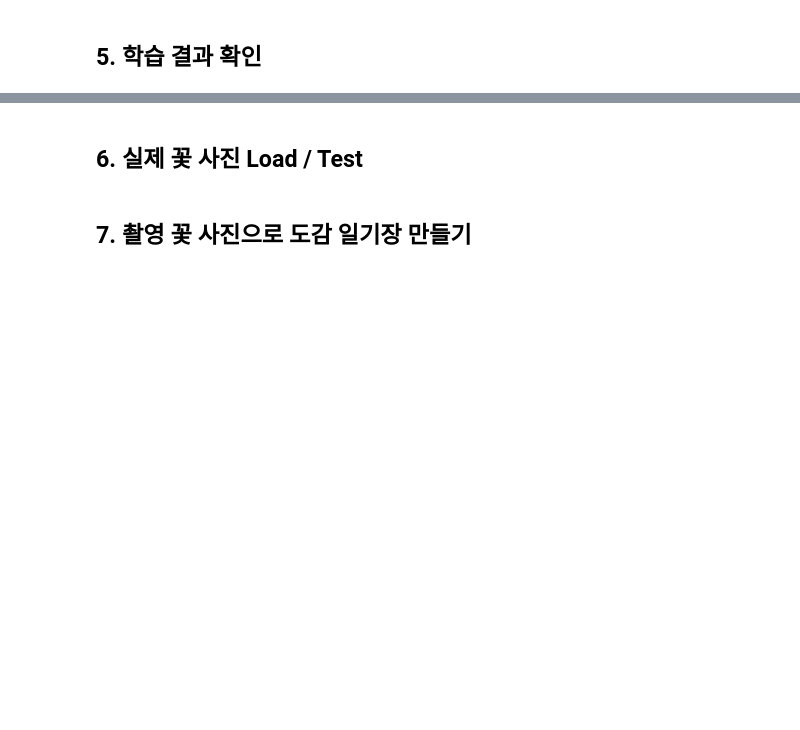
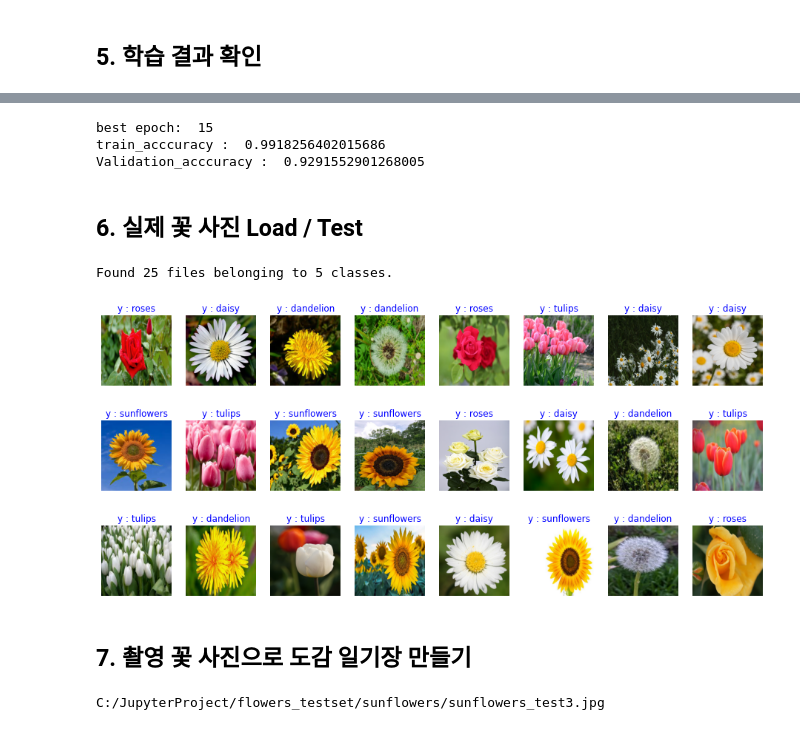
Before and after one commit to NOHSANGHOO/TensorflowTeam5, a Jupyter notebook: 텐활기기말고사(2021_2학기)_1207.ipynb, the cells around one changed output, grey strips where cells are left out. Drawn from its saved outputs; the diff is of its cells as text; code cells hidden in the pictures; blank space fills up the shorter version.

```diff
--- a/텐활기기말고사(2021_2학기)_1207.ipynb
+++ b/텐활기기말고사(2021_2학기)_1207.ipynb
@@ -112,7 +112,7 @@ C:\Users\USER\.keras\datasets\flower_photos
 - EfficientNetB7 (600*600)
 # %%
 # select = ['mobilenetv3_small', 'mobilenetv3_large', 'resnet50', 'efficientnetb0', 'efficientnetb1', 'efficientnetb2', 'efficientnetb3', 'efficientnetb4', 'efficientnetb5', 'efficientnetb6', 'efficientnetb7']
-set_model = 'efficientnetb1'
+set_model = 'mobilenetv3_small'
 # %%
 from tensorflow.keras.applications import EfficientNetB0, EfficientNetB1, EfficientNetB2, EfficientNetB3, EfficientNetB4, EfficientNetB5, EfficientNetB6, EfficientNetB7
 
@@ -347,10 +367,14 @@ hist = model.history.history['categorical_accuracy']
 n_epochs_best = np.argmax(hist)
 print("best epoch: ",n_epochs_best+1)
 
-acc = history_mobile.history['categorical_accuracy']
-val_acc = history_mobile.history['val_categorical_accuracy']
+acc = history_model.history['categorical_accuracy']
+val_acc = history_model.history['val_categorical_accuracy']
 
 print("train_acccuracy : ",acc[n_epochs_best],"\nValidation_acccuracy : ",val_acc[n_epochs_best])
+# %% [output]
+best epoch:  15
+train_acccuracy :  0.9918256402015686
+Validation_acccuracy :  0.9291552901268005
 # %% [markdown]
 ## 6. 실제 꽃 사진 Load / Test
 # %%
@@ -368,6 +392,8 @@ test_dataset = tf.keras.utils.image_dataset_from_directory(
     batch_size=test_batch_size,
     image_size=(img_height,img_width)
     )
+# %% [output]
+Found 25 files belonging to 5 classes.
 # %%
 # split(image and labels)
 for images, labels in test_dataset:  # only take first element of dataset
@@ -376,34 +402,36 @@ for images, labels in test_dataset:  # only take first element of dataset
 # %%
 # Test Set Classification Visulization
 
 
 class_names = train_dataset.class_names
 
 np.random.seed(10)
 
-sample_batch_size = 16
+sample_batch_size = 24
 batch_index = np.random.choice(len(flower_images), size=sample_batch_size, replace=False)
 
 batch_xs = flower_images[batch_index]
 batch_ys = flower_labels[batch_index]
 
 # 모델 예측
 y_pred_ = model(batch_xs, training=False)
 
 fig = plt.figure(figsize=(16, 10))
 for i, (img, y_hat) in enumerate(zip(batch_xs, y_pred_)):
     p = fig.add_subplot(4, 8, i+1)
     # model output으로 one-hot 변환된 y-value를 np.argmax를 통해 index값으로 재변환 한 후 비교
     if np.argmax(y_hat) == np.argmax(batch_ys[i]): # y_hat (예측한 값) 이 정답 label 과 일치한다면,
         p.set_title("y : {}".format(class_names[np.argmax(y_hat)]), color='blue') # 맞춘경우 Blud
     else:
         p.set_title("y : {}".format(np.argmax(y_hat)), color='red') # 틀린경우 Red
 
     show_img = np.array(img/np.amax(img)*255, np.int32) # 0~255 변환
 
 
     p.imshow(show_img)
     p.axis('off') # 축표시제거
+# %% [output]
+[figure, added]
 # %% [markdown]
 ## 7. 촬영 꽃 사진으로 도감 일기장 만들기
 # %%
@@ -440,8 +468,8 @@ def toPaintWithPaper(img1,img2 ,h,w):
 # tulips : 5
 # flower number : 1 ~ 5
 
-flower = 5
-flower_number = 1
+flower = 4
+flower_number = 3
 
 if flower == 1: flower_sel = "daisy"
 elif flower == 2: flower_sel = "dandelion"
@@ -452,6 +480,8 @@ else : flower_sel = "daisy"
 
 flower_path = "C:/JupyterProject/flowers_testset/"+flower_sel+"/"+flower_sel+"_test"+str(flower_number)+".jpg"
 print(flower_path)
+# %% [output]
+C:/JupyterProject/flowers_testset/sunflowers/sunflowers_test3.jpg
 # %%
 img1 = cv2.imread(flower_path)
 img2 = cv2.imread('C:/JupyterProject/paper_img/paper3.png')
```
Also changed, not shown: parts of 6 cells of this notebook.
